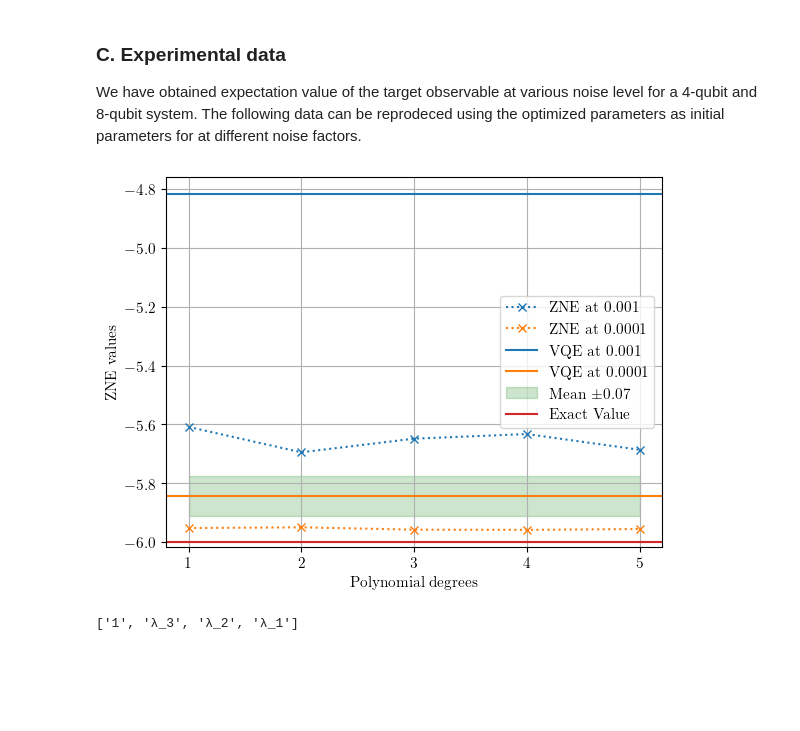
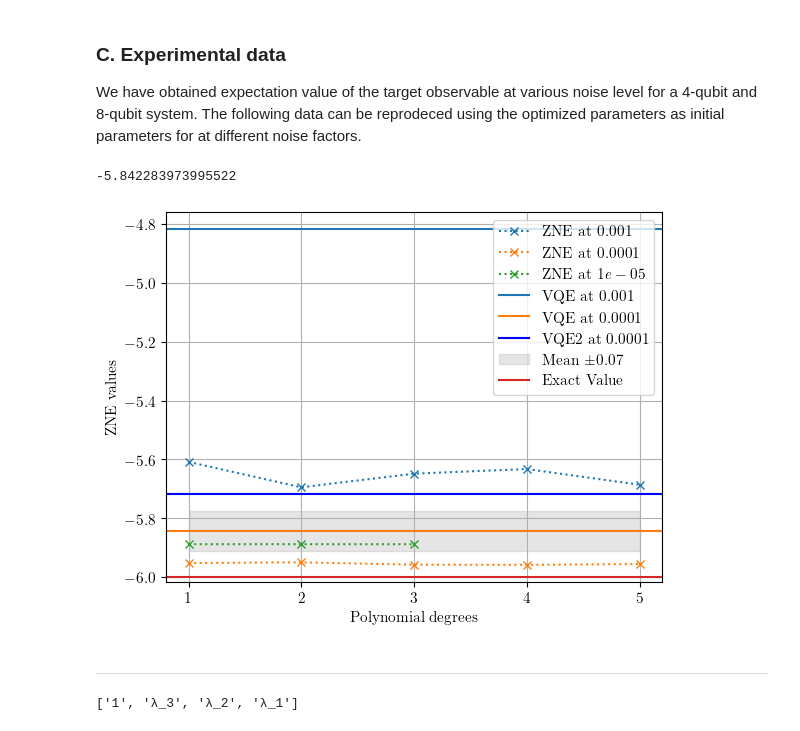
Before and after one commit to arijit-ship/indirect-zne, a Jupyter notebook: notebook/ErrorMitigation_ZNE.ipynb, the cells around one changed output. Saved outputs shown, nothing was run; the diff lists cells and outputs as text; code cells hidden in the pictures; blank space fills up the shorter version.

Commit message:
new data

```diff
--- a/notebook/ErrorMitigation_ZNE.ipynb
+++ b/notebook/ErrorMitigation_ZNE.ipynb
@@ -380,7 +410,14 @@ vqe_Q7_std = np.std(vqe_Q7)
 vqe_Q7_mean = np.mean(vqe_Q7)
 vqe_Q7N1 = data_Q7N1[0][-1]
 vqe_Q7N2 = data_Q7N2[0][-1]
-N1, N2 = 0.001, 0.0001
+vqe_Q7N3 = data_Q7N3[0][-1]
+N1, N2, N3 = 0.001, 0.0001, 0.00001
+
+vqe_Q7N2_second = -5.7165495179329415
+# %%
+print(vqe_Q7_mean)
+# %% [output]
+-5.842283973995522
 # %%
 zne_Q7N1_D1 = ZeroNoiseExtrapolation(dataPoints = data_Q7N1[ : 4], degree = 1)
 zne_Q7N1_D2 = ZeroNoiseExtrapolation(dataPoints = data_Q7N1[ : 10], degree = 2)
@@ -407,35 +444,54 @@ zne_Q7N2_vals = [
     zne_Q7N2_D2.getRichardsonZNE(),
     zne_Q7N2_D3.getRichardsonZNE(),
     zne_Q7N2_D4.getRichardsonZNE(),
     zne_Q7N2_D5.getRichardsonZNE(),
 ]
 
+zne_Q7N3_D1 = ZeroNoiseExtrapolation(dataPoints = data_Q7N3[ : 4], degree = 1)
+zne_Q7N3_D2 = ZeroNoiseExtrapolation(dataPoints = data_Q7N3[ : 10], degree = 2)
+zne_Q7N3_D3 = ZeroNoiseExtrapolation(dataPoints = data_Q7N3[ : 20], degree = 3)
+zne_Q7N3_D4 = ZeroNoiseExtrapolation(dataPoints = data_Q7N3[ : 35], degree = 4)
+zne_Q7N3_D5 = ZeroNoiseExtrapolation(dataPoints = data_Q7N3[ : 56], degree = 5)
+
+zne_Q7N3_vals = [
+    zne_Q7N3_D1.getRichardsonZNE(),
+    zne_Q7N3_D2.getRichardsonZNE(),
+    zne_Q7N3_D3.getRichardsonZNE(),
+    # zne_Q7N3_D4.getRichardsonZNE(),
+    # zne_Q7N3_D5.getRichardsonZNE(),
+]
+
 # Y-axis labels
 labels = ["1", "2", "3", "4", "5"]
 
 # Colors
 colors = ['#1f77b4', '#ff7f0e', '#2ca02c', '#d62728', '#9467bd', '#8c564b', '#e377c2', '#7f7f7f', '#bcbd22', '#17becf']
 
 plt.plot(labels, zne_Q7N1_vals, marker='x', linestyle='dotted', color = colors[0], label=f'ZNE at ${N1}$')
 plt.plot(labels, zne_Q7N2_vals, marker='x', linestyle='dotted', color = colors[1], label=f'ZNE at ${N2}$')
+plt.plot(labels[ : 3], zne_Q7N3_vals, marker='x', linestyle='dotted', color = colors[2], label=f'ZNE at ${N3}$')
 
 
 
 plt.axhline(y = vqe_Q7N1, color = colors[0], linestyle='-', label=f'VQE at ${N1}$')
 plt.axhline(y = vqe_Q7N2, color = colors[1], linestyle='-', label=f'VQE at ${N2}$')
+plt.axhline(y = vqe_Q7N2_second, color = "blue", linestyle='-', label=f'VQE2 at ${N2}$')
+#plt.axhline(y = vqe_Q7N3, color = colors[2], linestyle='-', label=f'VQE at ${N3}$')
 
-plt.fill_between(labels, vqe_Q7_mean - vqe_Q7_std, vqe_Q7_mean + vqe_Q7_std, color='green', alpha=0.2, label=f'Mean ±{vqe_Q7_std:.2f}')
+plt.fill_between(labels, vqe_Q7_mean - vqe_Q7_std, vqe_Q7_mean + vqe_Q7_std, color='gray', alpha=0.2, label=f'Mean ±{vqe_Q7_std:.2f}')
 plt.axhline(y = exact_Q7, color = colors[3], linestyle='-', label='Exact Value')
 
 plt.xlabel('Polynomial degrees')
 plt.ylabel('ZNE values')
 #plt.title('8-qubit ZNE Values vs Exact \n Value without time constraint')
 plt.legend()
 plt.grid(True)
 # Show the plot
 plt.show()
 # %% [output]
-[figure, old version]
+[figure, new version]
+# %% [markdown]
+---
 # %%
 zne_Q7N1_D1 = ZeroNoiseExtrapolation(dataPoints = data_Q7N1, degree = 1)
 #zne_Q7N1_D2 = ZeroNoiseExtrapolation(dataPoints = data_Q7N1[ : 10], degree = 2)
```
Also changed, not shown: parts of 1 cell of this notebook, 2 other files.
